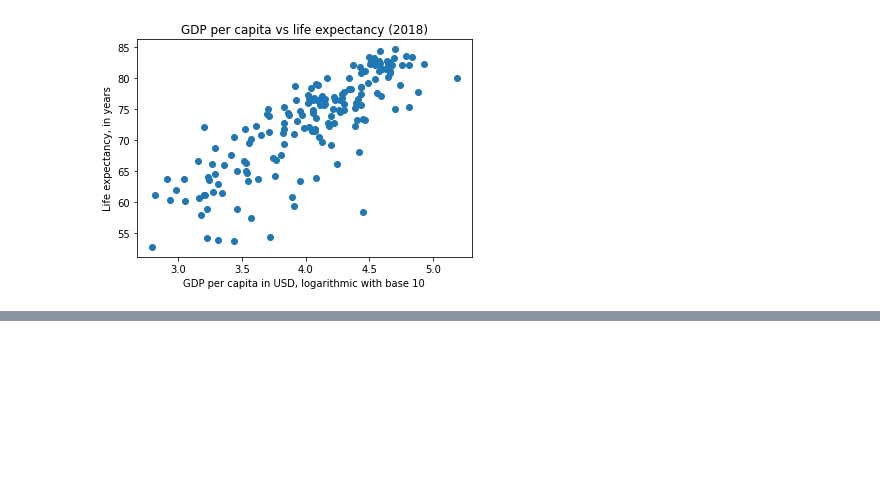
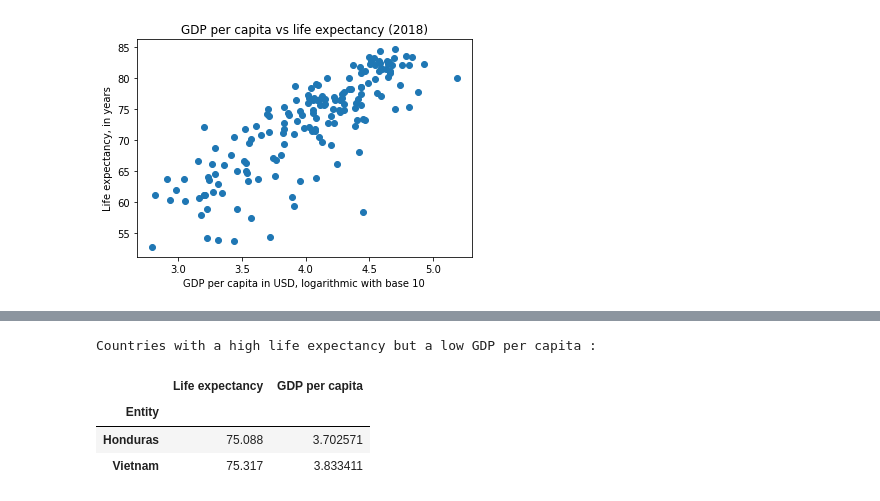
Before and after one commit to RomainTHD-UniStuff/DAT405_Introduction_to_Data_Science_and_AI, a Jupyter notebook: Assignment_1/Assignment_1.ipynb, the cells around one changed output, grey strips where cells are left out. Cells and saved outputs as stored; diff of their text form; code cells hidden in the pictures; blank space fills up the shorter version.

```diff
--- a/Assignment_1/Assignment_1.ipynb
+++ b/Assignment_1/Assignment_1.ipynb
@@ -87,0 +115,12 @@ Countries with a life expectancy higher than one standard deviation above the me
+# %%
+rowsBelowAverage = table[ (table[lifeCol] > meanLife + deviationLife / 4) & (table[GDPCol] < meanGDP - deviationGDP / 4) ]
+del rowsBelowAverage[populationCol]
+
+print("Countries with a high life expectancy but a low GDP per capita :")
+rowsBelowAverage
+# %% [output]
+Countries with a high life expectancy but a low GDP per capita :
+|  | Life expectancy | GDP per capita |
+| Entity |  |  |
+| Honduras | 75.088 | 3.702571 |
+| Vietnam | 75.317 | 3.833411 |
```
Also changed, not shown: parts of 9 cells of this notebook, 2 other files.
